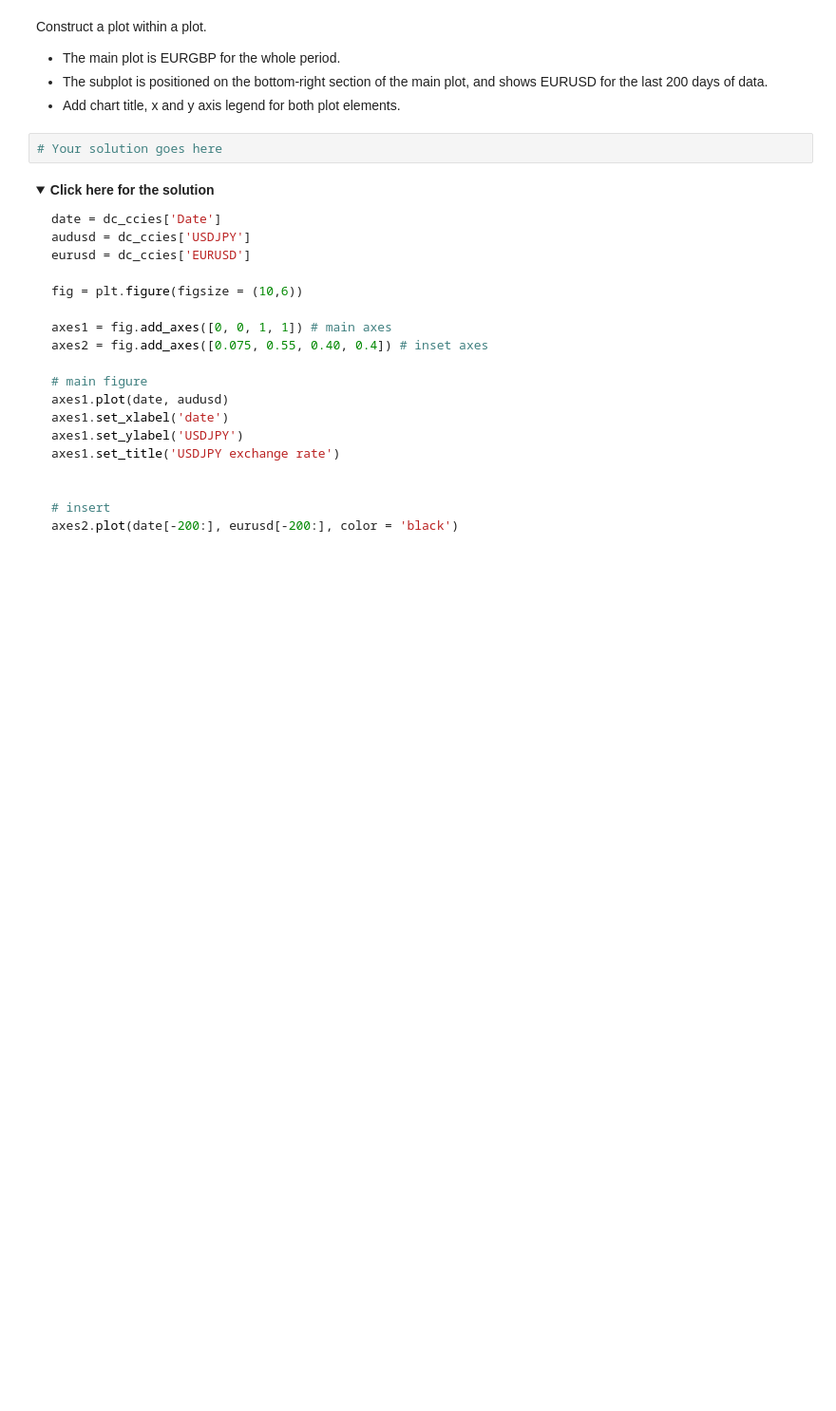
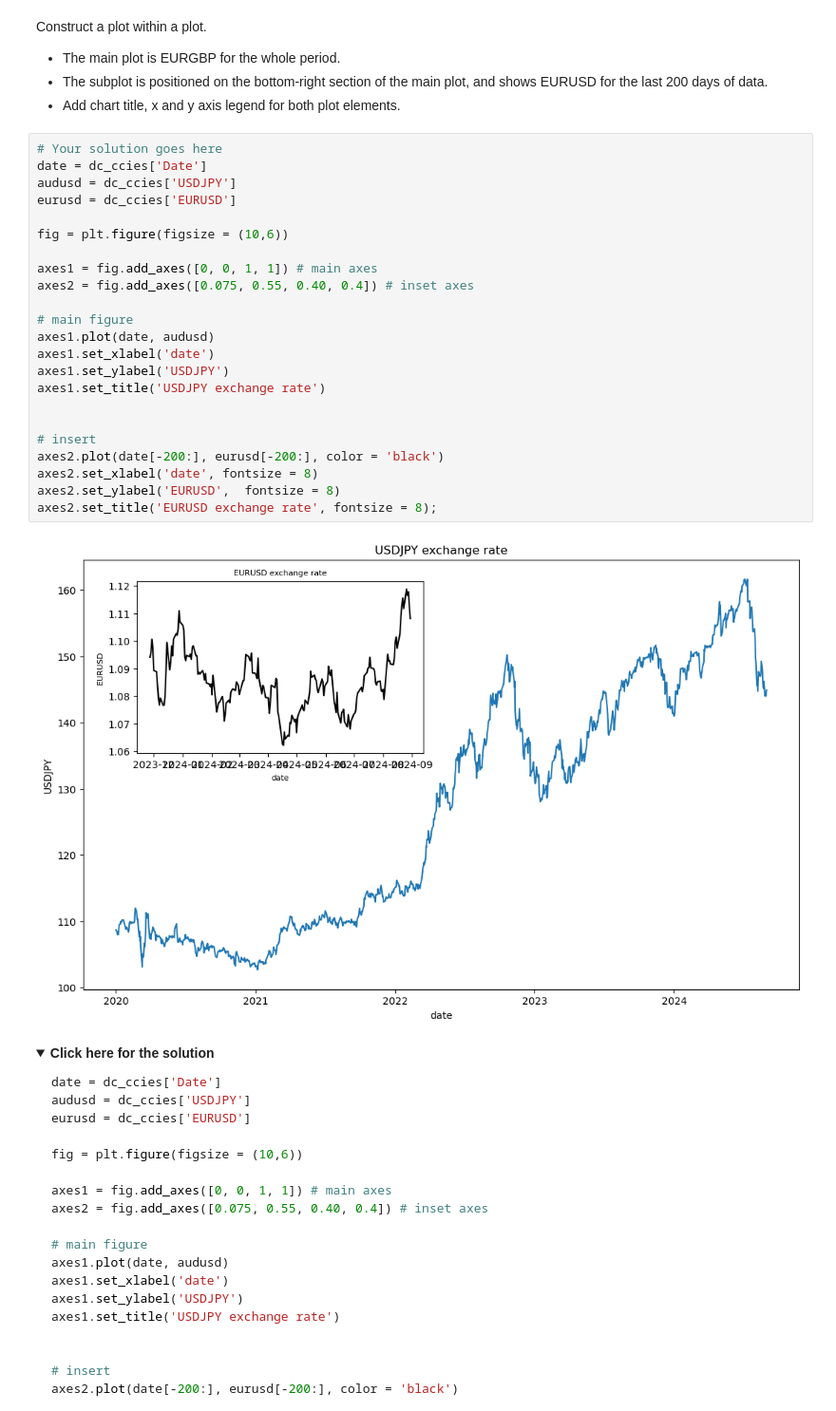
Before and after one commit to marton-nagy-marton/da1_materials, a Jupyter notebook: Coding_2024-10-14/Class_5_DA1.ipynb, the cells around one changed output. Shown at 95% size. Saved outputs shown, nothing was run; the diff lists cells and outputs as text; folded sections open; blank space fills up the shorter version.

```diff
--- a/Coding_2024-10-14/Class_5_DA1.ipynb
+++ b/Coding_2024-10-14/Class_5_DA1.ipynb
@@ -216,6 +259,29 @@ Construct a plot within a plot.
 - Add chart title, x and y axis legend for both plot elements.
 # %%
 # Your solution goes here
+date = dc_ccies['Date']
+audusd = dc_ccies['USDJPY']
+eurusd = dc_ccies['EURUSD']
+
+fig = plt.figure(figsize = (10,6))
+
+axes1 = fig.add_axes([0, 0, 1, 1]) # main axes
+axes2 = fig.add_axes([0.075, 0.55, 0.40, 0.4]) # inset axes
+
+# main figure
+axes1.plot(date, audusd)
+axes1.set_xlabel('date')
+axes1.set_ylabel('USDJPY')
+axes1.set_title('USDJPY exchange rate')
+
+
+# insert
+axes2.plot(date[-200:], eurusd[-200:], color = 'black')
+axes2.set_xlabel('date', fontsize = 8)
+axes2.set_ylabel('EURUSD',  fontsize = 8)
+axes2.set_title('EURUSD exchange rate', fontsize = 8);
+# %% [output]
+[figure, added]
 # %% [markdown]
 <details><summary><b>Click here for the solution</b></summary>
 
```
Also changed, not shown: parts of 24 cells of this notebook, 2 other files.
